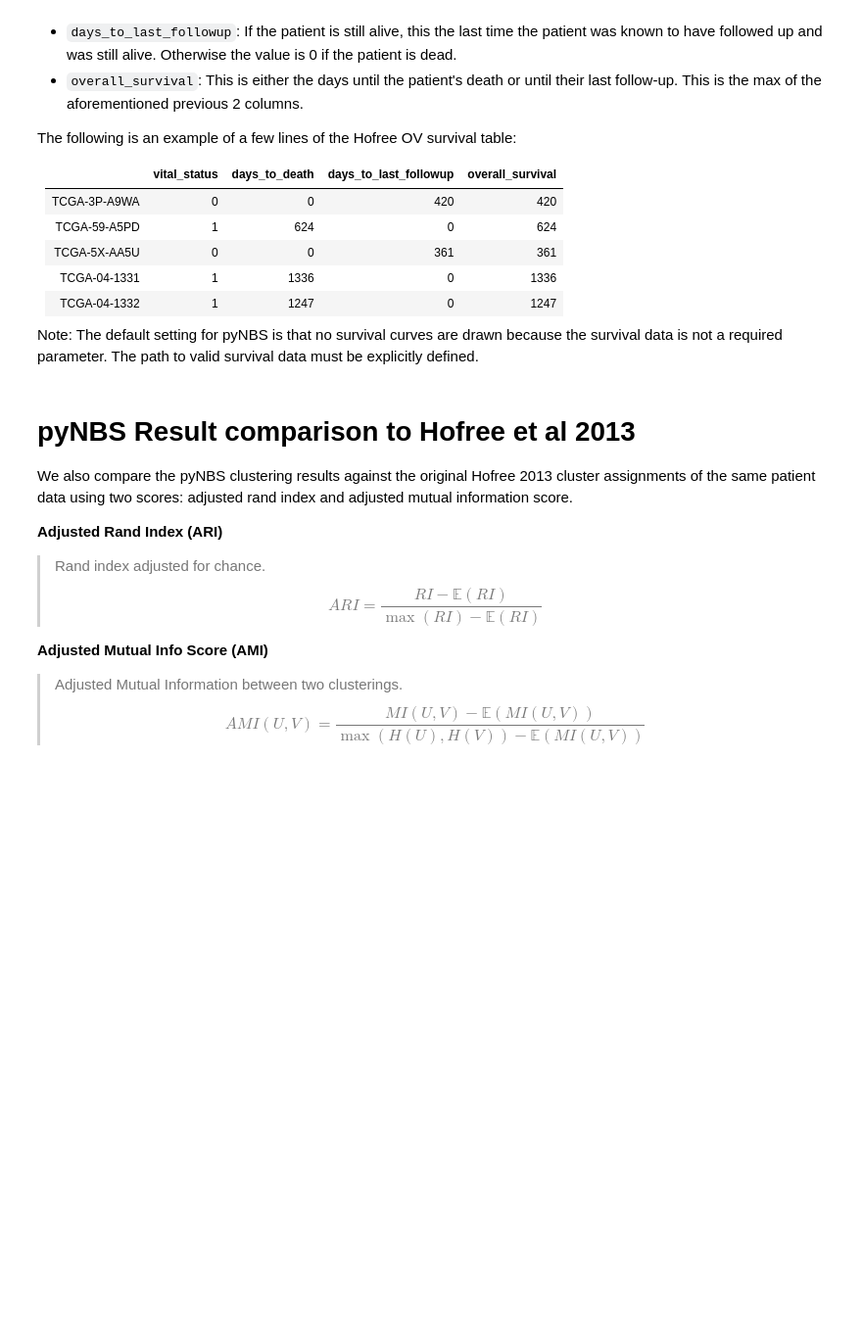
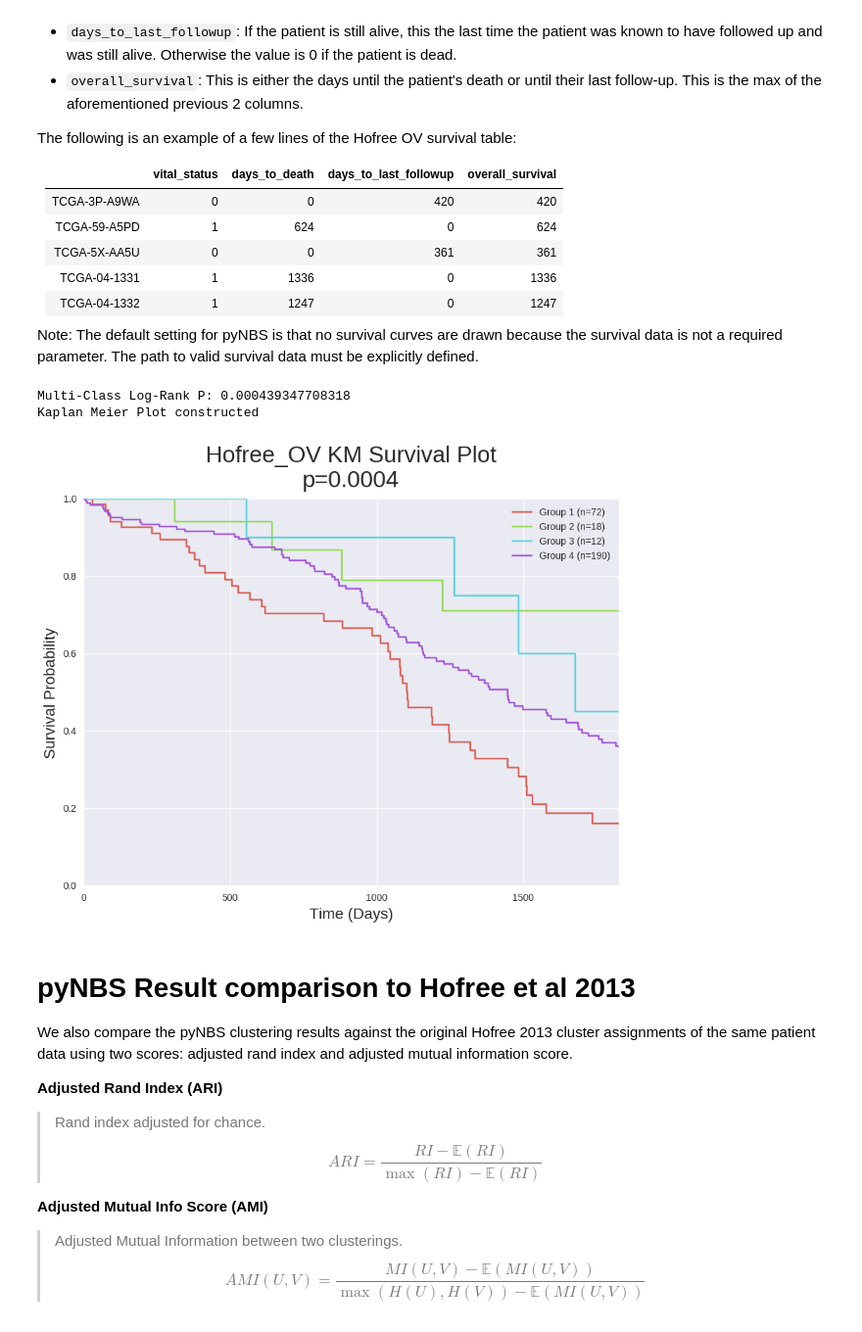
Before and after one commit to idekerlab/pyNBS, a Jupyter notebook: Examples/Hofree_OV_pyNBS_Notebook.ipynb, the cells around one changed output. Shown at 98% size. Drawn from its saved outputs; the diff is of its cells as text; code cells hidden in the pictures; blank space fills up the shorter version.

```diff
--- a/Examples/Hofree_OV_pyNBS_Notebook.ipynb
+++ b/Examples/Hofree_OV_pyNBS_Notebook.ipynb
@@ -269,10 +294,14 @@ Note: The default setting for pyNBS is that no survival curves are drawn because
 # %%
 # Load survival Data
 surv_data = './Example_Data/Clinical_Files/OV.clin.merged.Hofree.txt'
 
 # Plot KM Plot for patient clusters
-plot.cluster_KMplot(NBS_cluster_assign, surv_data, delimiter=',', **save_args)
+plot.cluster_KMplot(NBS_cluster_assign, surv_data, delimiter=',', tmax=1825, **save_args)
 Image(filename = save_args['outdir']+save_args['job_name']+'_KM_plot.png', width=600, height=600)
+# %% [output]
+Multi-Class Log-Rank P: 0.000439347708318
+Kaplan Meier Plot constructed
+[figure, added]
 # %% [markdown]
 # pyNBS Result comparison to Hofree et al 2013
 We also compare the pyNBS clustering results against the original Hofree 2013 cluster assignments of the same patient data using two scores: adjusted rand index and adjusted mutual information score.
```
Also changed, not shown: parts of 5 cells of this notebook, 32 other files.
